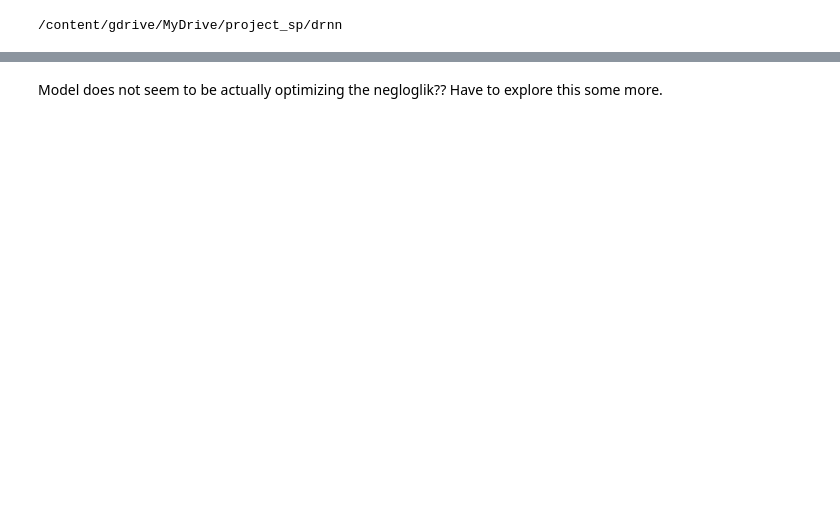
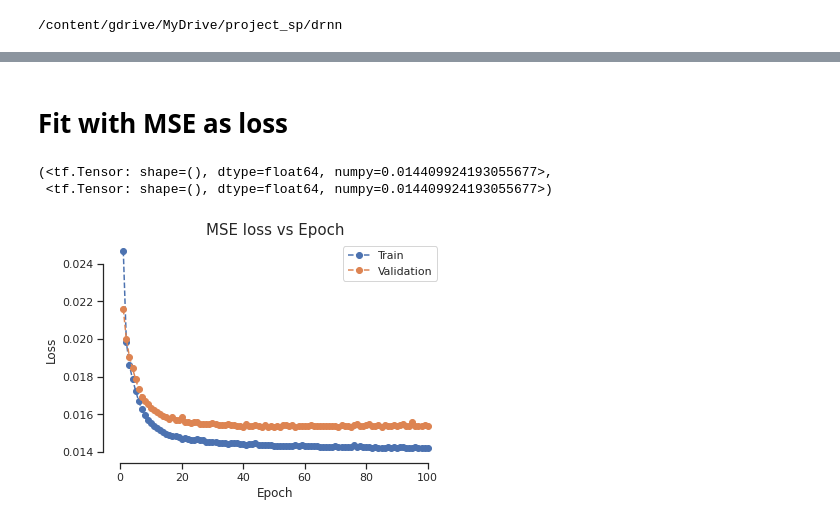
Before and after one commit to fredbec/drnn, a Jupyter notebook: simdat_analysis_CustomLoss.ipynb, the cells around one changed output, grey strips where cells are left out. Drawn from its saved outputs; the diff is of its cells as text; code cells hidden in the pictures; blank space fills up the shorter version.

```diff
--- a/simdat_analysis_CustomLoss.ipynb
+++ b/simdat_analysis_CustomLoss.ipynb
@@ -171,2 +191,22 @@ Text(0.5, 1.0, 'True Values')
-# %% [markdown]
-Model does not seem to be actually optimizing the negloglik?? Have to explore this some more.
+# %% [markdown]
+# Fit with MSE as loss
+# %%
+optim = tf.optimizers.Adam
+model = DDR_MLP_basic(3, 10, output_units=1) #only one output unit (leaving out the variance)
+model.compile(optimizer = optim(learning_rate = 0.001),
+              loss = tf.keras.losses.MSE)
+# %%
+mfit_history = model.fit(x = x_train, y = y_train,
+                        batch_size = batch_size,
+                        epochs = 100, verbose=False,
+                        validation_split = 0.25)
+# %%
+#check whether mse on model predictions is the same as in history:
+tf.keras.losses.MSE(y_train, tf.squeeze(model(x_train))), tf.keras.losses.MSE(y_train, tf.squeeze(model.predict(x_train))) #second one using model.predict()
+# %% [output]
+(<tf.Tensor: shape=(), dtype=float64, numpy=0.014409924193055677>,
+ <tf.Tensor: shape=(), dtype=float64, numpy=0.014409924193055677>)
+# %%
+plot("MSE loss vs Epoch", "Loss", mfit_history.history['loss'], mfit_history.history['val_loss'])
+# %% [output]
+[figure, added]
```
Also changed, not shown: parts of 13 cells of this notebook.
